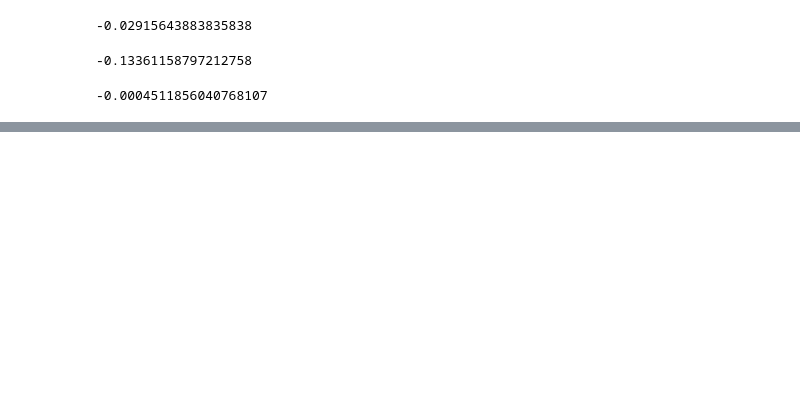
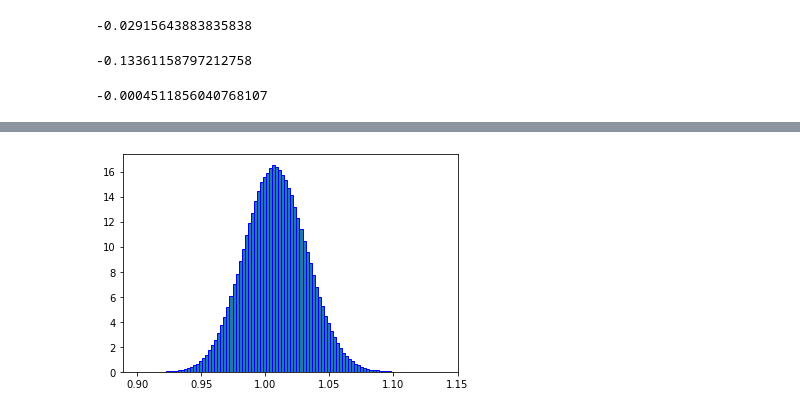
Before and after one commit to NingDin/BackTestPlayGround, a Jupyter notebook: TestOfPortfolioVaR.ipynb, the cells around one changed output, grey strips where cells are left out. Cells and saved outputs as stored; diff of their text form; code cells hidden in the pictures; blank space fills up the shorter version.

```diff
--- a/TestOfPortfolioVaR.ipynb
+++ b/TestOfPortfolioVaR.ipynb
@@ -180,0 +341,8 @@ higher
+# %%
+numbersimulation=1000000
+rfr=0.0654
+#30 days
+time=30
+# standard deviation of return; we need to recalculated it later on
+examplevol=0.07
+examplestockprice=1
@@ -180,0 +356,7 @@ higher
+# %%
+d=(rfr-0.5*examplevol**2)*(time/252)
+a=examplevol*np.sqrt(time/252)
+#randomness
+#here we assuem it is 1 a standard normal distribution
+r=np.random.normal(0,1,(numbersimulation,1)) #1 is the demension for the simulation
+Modelreturn=examplestockprice*np.exp(d+a*r)
@@ -180,0 +398,6 @@ higher
+# %%
+plt.hist(Modelreturn,density=True,bins=100,stacked=True,edgecolor='b') # dennsity to normalize the height of the bar it is very important
+#especailly when cross diff sample size
+plt.show()
+# %% [output]
+[figure, added]
```
Also changed, not shown: parts of 36 cells of this notebook.
